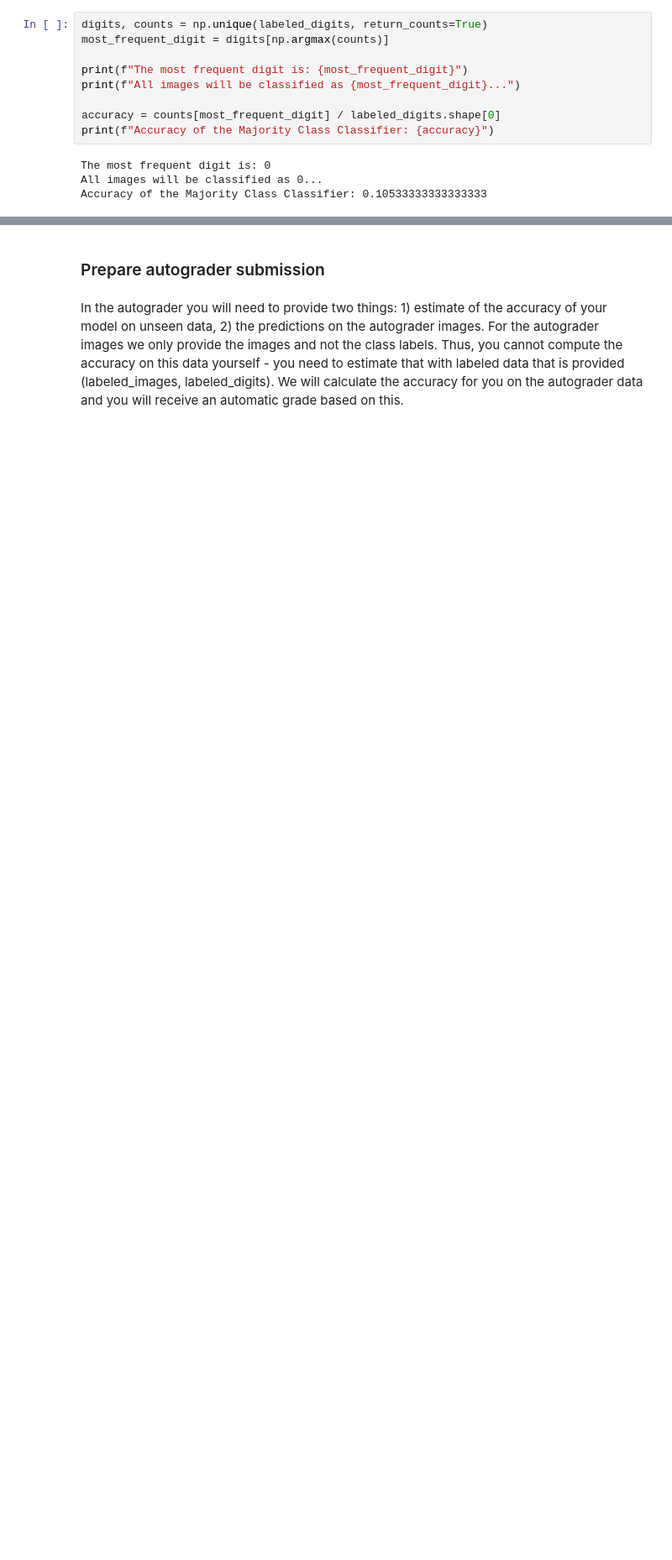
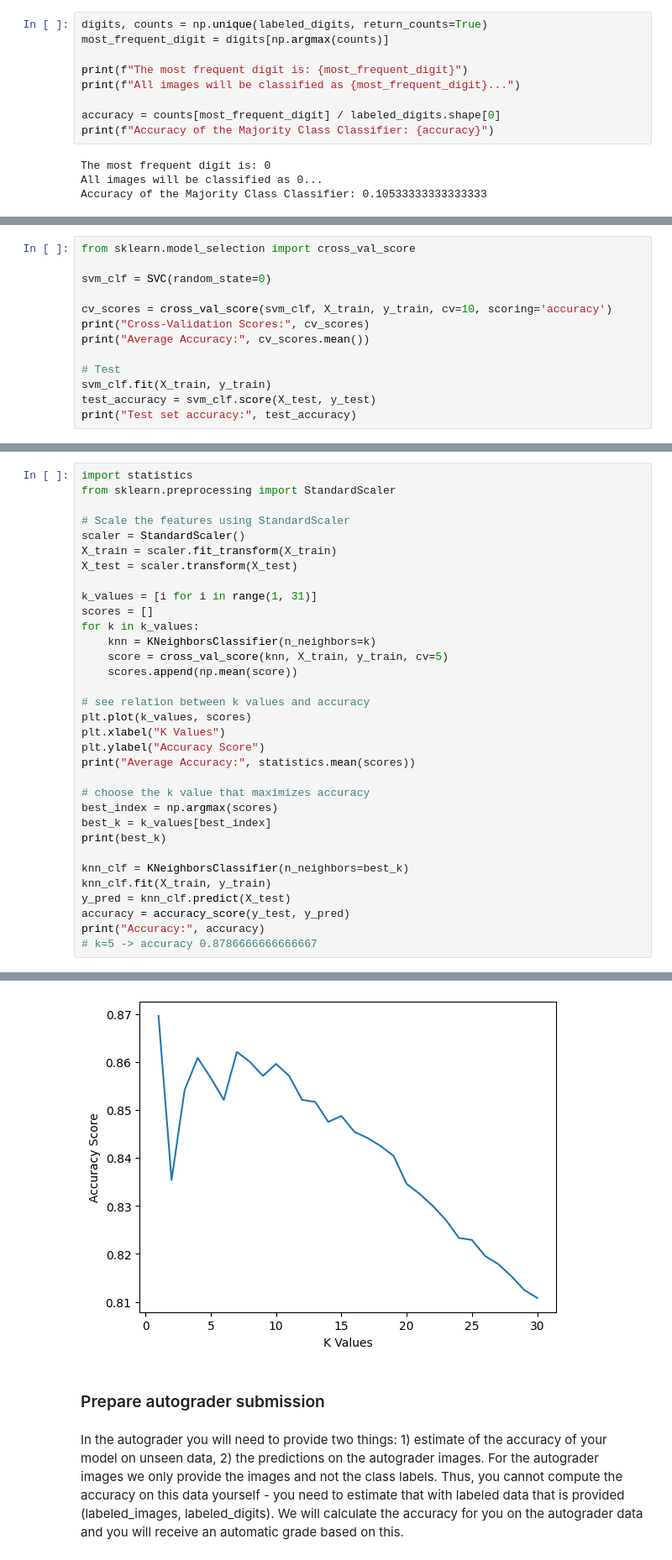
Before and after one commit to selinceydeli/Digit_Classification_Machine_Learning_Project, a Jupyter notebook: Digit_Classification_Code.ipynb, the cells around one changed output, grey strips where cells are left out. Shown at 84% size. Drawn from its saved outputs; the diff is of its cells as text; blank space fills up the shorter version.

```diff
--- a/Digit_Classification_Code.ipynb
+++ b/Digit_Classification_Code.ipynb
@@ -143,0 +325,13 @@ Accuracy of the Majority Class Classifier: 0.10533333333333333
+# %%
+from sklearn.model_selection import cross_val_score
+
+svm_clf = SVC(random_state=0)
+
+cv_scores = cross_val_score(svm_clf, X_train, y_train, cv=10, scoring='accuracy')
+print("Cross-Validation Scores:", cv_scores)
+print("Average Accuracy:", cv_scores.mean())
+
+# Test
+svm_clf.fit(X_train, y_train)
+test_accuracy = svm_clf.score(X_test, y_test)
+print("Test set accuracy:", test_accuracy)
@@ -143,0 +345,34 @@ Accuracy of the Majority Class Classifier: 0.10533333333333333
+# %%
+import statistics
+from sklearn.preprocessing import StandardScaler
+
+# Scale the features using StandardScaler
+scaler = StandardScaler()
+X_train = scaler.fit_transform(X_train)
+X_test = scaler.transform(X_test)
+
+k_values = [i for i in range(1, 31)]
+scores = []
+for k in k_values:
+    knn = KNeighborsClassifier(n_neighbors=k)
+    score = cross_val_score(knn, X_train, y_train, cv=5)
+    scores.append(np.mean(score))
+
+# see relation between k values and accuracy
+plt.plot(k_values, scores)
+plt.xlabel("K Values")
+plt.ylabel("Accuracy Score")
+print("Average Accuracy:", statistics.mean(scores))
+
+# choose the k value that maximizes accuracy
+best_index = np.argmax(scores)
+best_k = k_values[best_index]
+print(best_k)
+
+knn_clf = KNeighborsClassifier(n_neighbors=best_k)
+knn_clf.fit(X_train, y_train)
+y_pred = knn_clf.predict(X_test)
+accuracy = accuracy_score(y_test, y_pred)
+print("Accuracy:", accuracy)
+# k=5 -> accuracy 0.8786666666666667
+# %% [output]
@@ -144,3 +382,4 @@ Accuracy of the Majority Class Classifier: 0.10533333333333333
+[figure, added]
 # %% [markdown]
 ### Prepare autograder submission
 # %% [markdown]
```
Also changed, not shown: parts of 16 cells of this notebook.
